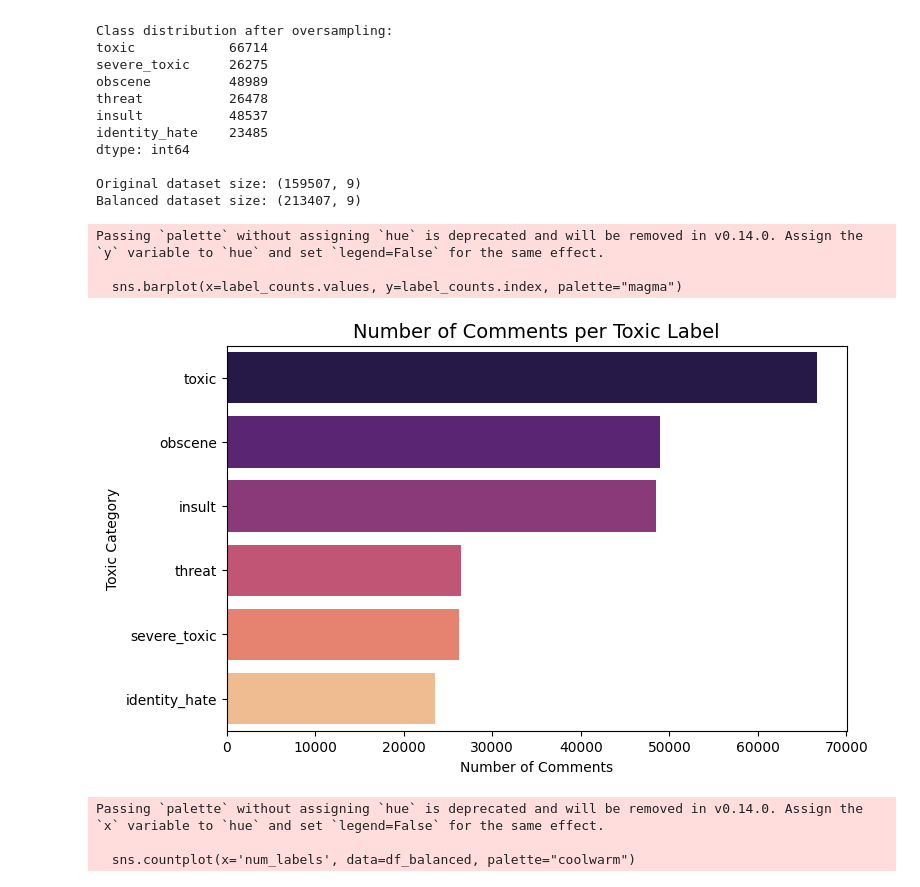
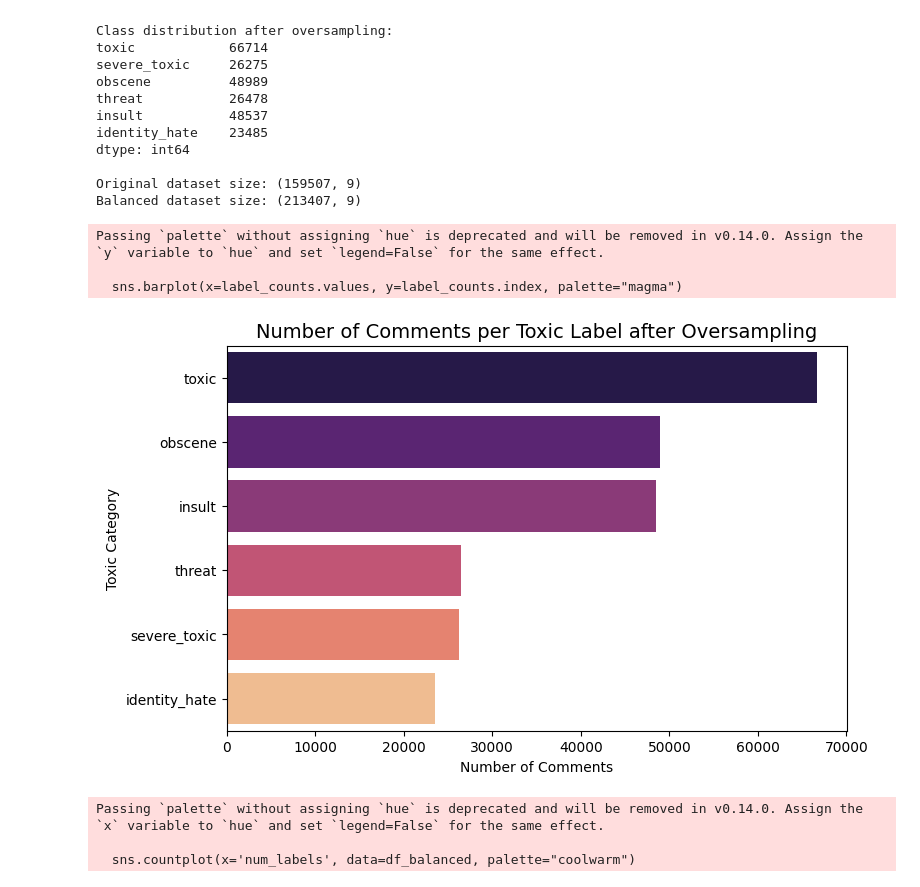
Before and after one commit to pengwingokla/toxic-comment-classification, a Jupyter notebook: notebooks/01_preprosessing_eda.ipynb, the cells around one changed output. Saved outputs shown, nothing was run; the diff lists cells and outputs as text; code cells hidden in the pictures.

```diff
--- a/notebooks/01_preprosessing_eda.ipynb
+++ b/notebooks/01_preprosessing_eda.ipynb
@@ -320,22 +336,22 @@ Balanced dataset size: (213407, 9)
 # %%
 # Each label is a binary column: 0 (no) or 1 (yes)
 label_cols = ['toxic', 'severe_toxic', 'obscene', 'threat', 'insult', 'identity_hate']
 
 # Sum how many examples of each label
 label_counts = df_balanced[label_cols].sum().sort_values(ascending=False)
 
 # Plot
 plt.figure(figsize=(8,5))
 sns.barplot(x=label_counts.values, y=label_counts.index, palette="magma")
-plt.title("Number of Comments per Toxic Label", fontsize=14)
+plt.title("Number of Comments per Toxic Label after Oversampling", fontsize=14)
 plt.xlabel("Number of Comments")
 plt.ylabel("Toxic Category")
 plt.show()
 # %% [output]
 Passing `palette` without assigning `hue` is deprecated and will be removed in v0.14.0. Assign the `y` variable to `hue` and set `legend=False` for the same effect.
 
   sns.barplot(x=label_counts.values, y=label_counts.index, palette="magma")
-[figure, old version]
+[figure, new version]
 # %%
 # Count how many labels each comment has
 df_balanced['num_labels'] = df_balanced[label_cols].sum(axis=1)
```
Also changed, not shown: parts of 2 cells of this notebook, 4 other files.
